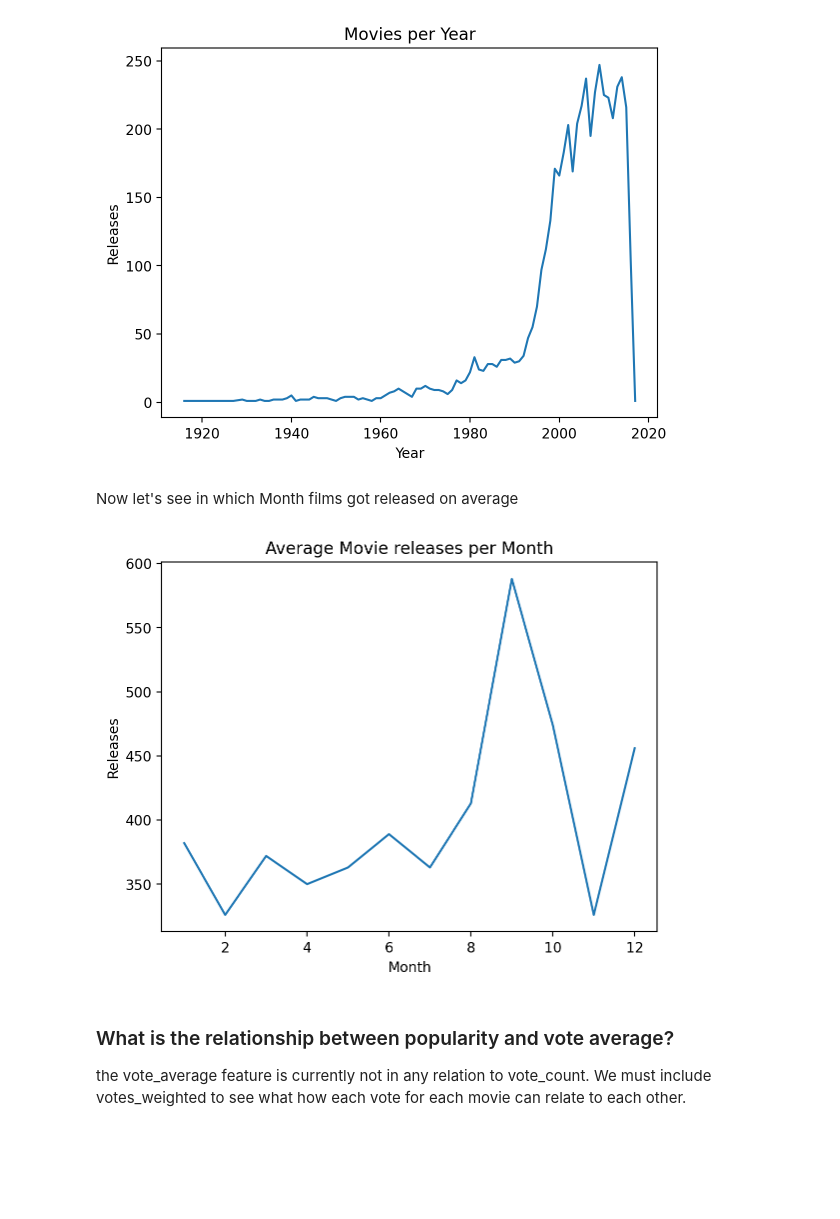
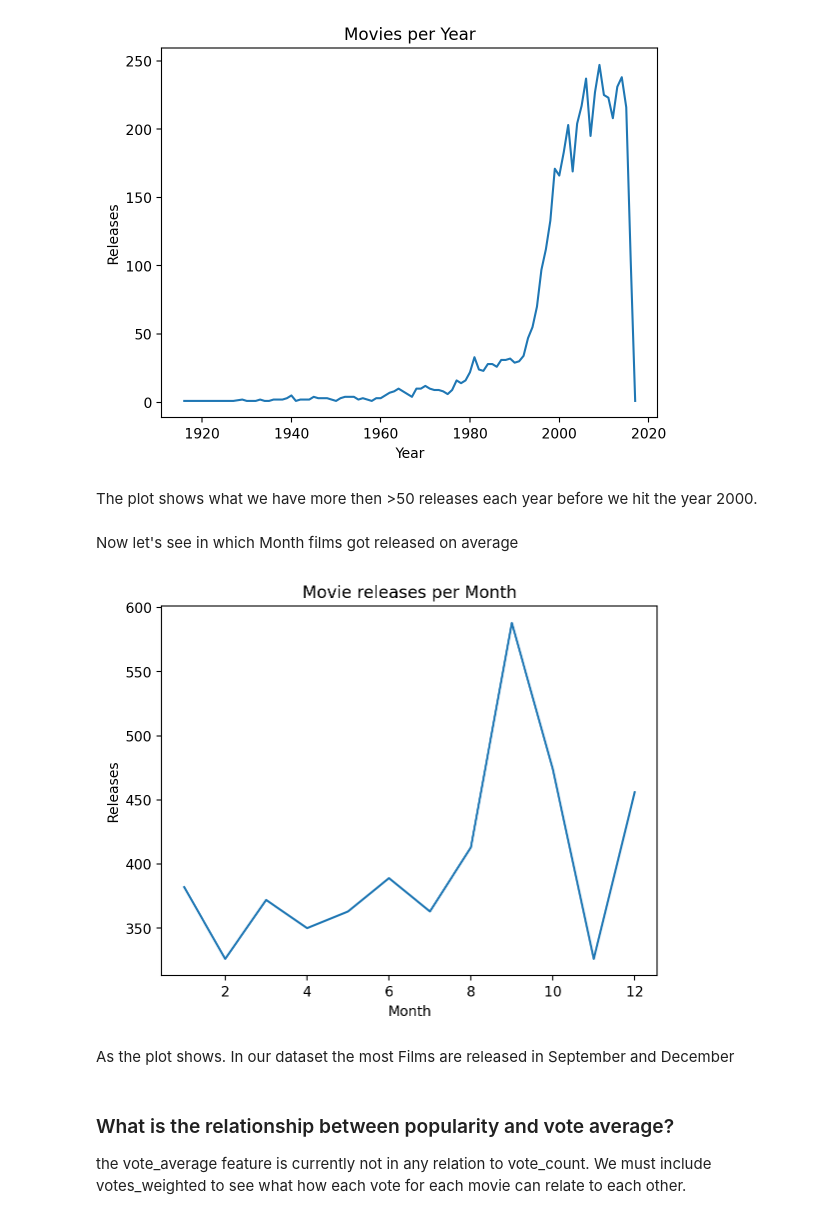
Before and after one commit to josuablejeru/project_1_tmdb, a Jupyter notebook: Investigate_a_Dataset.ipynb, the cells around one changed output. Cells and saved outputs as stored; diff of their text form; code cells hidden in the pictures; blank space fills up the shorter version.

```diff
--- a/Investigate_a_Dataset.ipynb
+++ b/Investigate_a_Dataset.ipynb
@@ -105,6 +107,6 @@ sum(df_movies.duplicated(subset=['title']))
 # %% [markdown]
 Cleanup the dataset by droping colums and rows we don't need
 # %%
-df_movies.drop(['homepage', 'genres', 'original_language', 'original_title', 'overview', 'production_companies', 'production_countries', 'spoken_languages', 'status', 'tagline', 'cast', 'crew'], axis=1, inplace=True)
+df_movies.drop(['id', 'homepage', 'genres', 'original_language', 'original_title', 'overview', 'production_companies', 'production_countries', 'spoken_languages', 'status', 'tagline', 'cast', 'crew'], axis=1, inplace=True)
 df_movies.columns
 # %% [output]
@@ -213,19 +218,22 @@ apply_labels(plt, 'Movies per Year', 'Year', 'Releases')
 plt.show()
 # %% [output]
 [figure]
+# %% [markdown]
+The plot shows what we have more then >50 releases each year before we hit the year 2000.
 # %% [markdown]
 Now let's see in which Month films got released on average
 # %%
-average_release_month = df_movies.groupby(df_movies.release_date.dt.month).size()
+release_month_count = df_movies.groupby(df_movies.release_date.dt.month).size()
 
-average_release_month
-plt.plot(average_release_month)
+plt.plot(release_month_count)
 
-apply_labels(plt, 'Average Movie releases per Month', 'Month', 'Releases')
+apply_labels(plt, 'Movie releases per Month', 'Month', 'Releases')
 
 plt.show()
 # %% [output]
-[figure, old version]
+[figure, new version]
+# %% [markdown]
+As the plot shows. In our dataset the most Films are released in September and December
 # %% [markdown]
 ### What is the relationship between popularity and vote average?
 the vote_average feature is currently not in any relation to vote_count. We must include votes_weighted to see what how each vote for each movie can relate to each other.
```
Also changed, not shown: parts of 19 cells of this notebook.
